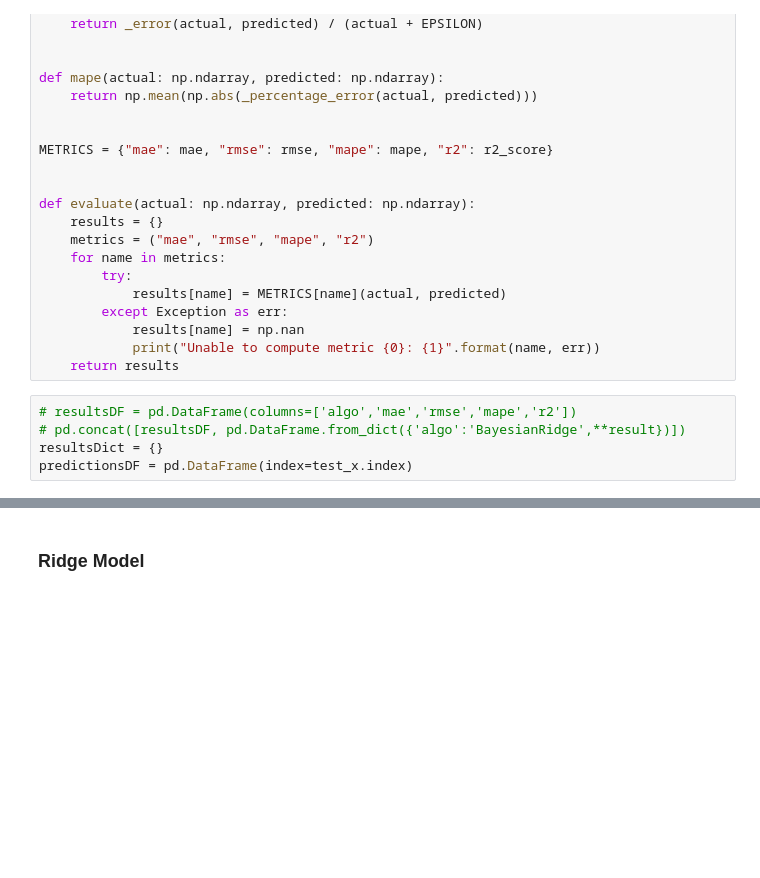
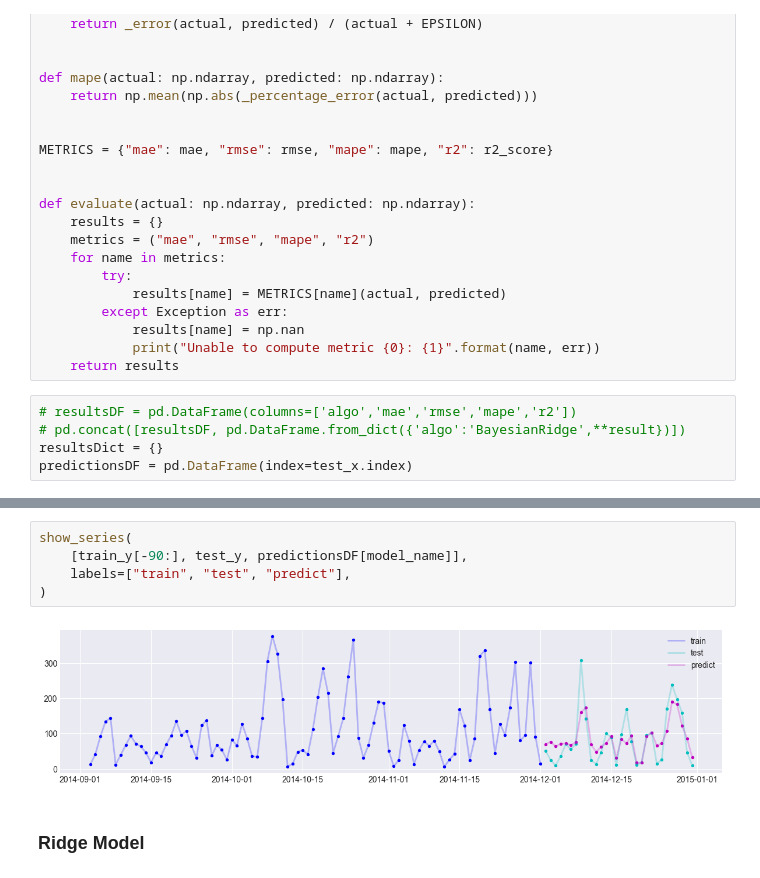
Before and after one commit to RahulDas-dev/Time-Series-Examples, a Jupyter notebook: Skleran.ipynb, the cells around one changed output, grey strips where cells are left out. Cells and saved outputs as stored; diff of their text form; blank space fills up the shorter version.

```diff
--- a/Skleran.ipynb
+++ b/Skleran.ipynb
@@ -267,3 +327,10 @@ predictionsDF = pd.DataFrame(index=test_x.index)
+# %%
+show_series(
+    [train_y[-90:], test_y, predictionsDF[model_name]],
+    labels=["train", "test", "predict"],
+)
+# %% [output]
+[figure, added]
 # %% [markdown]
 ### Ridge Model
 # %%
```
Also changed, not shown: parts of 7 cells of this notebook, 4 other files.
